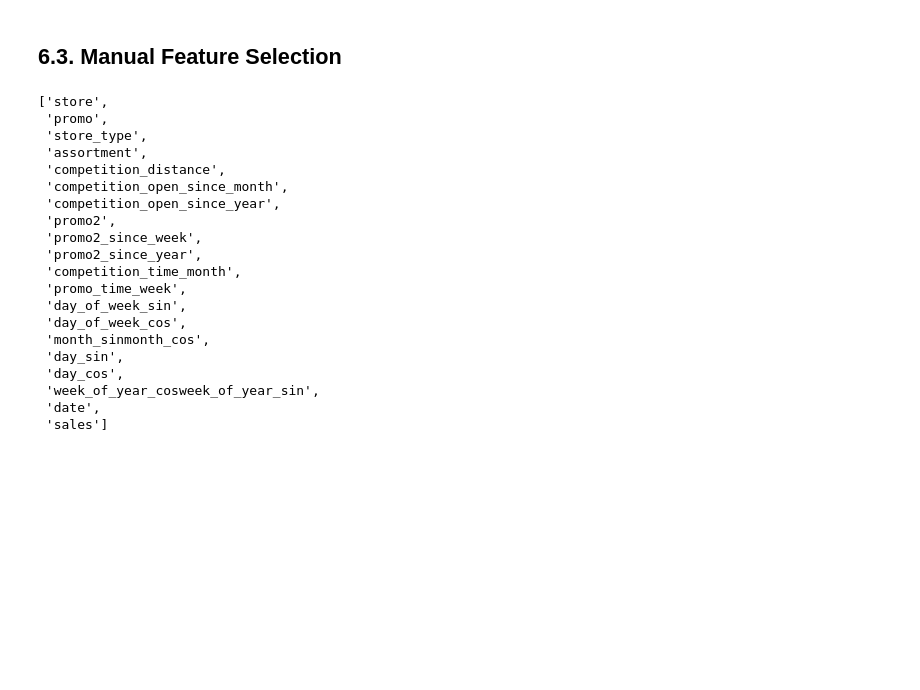
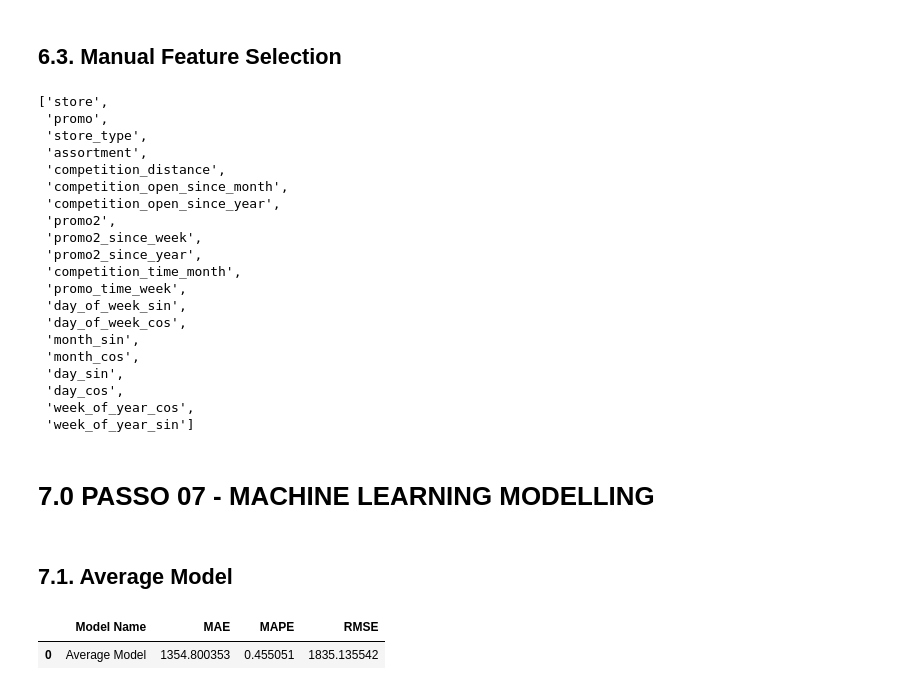
Before and after one commit to luisfelipeSTKD/DS_Em_Producao, a Jupyter notebook: m04_v01_store_sales_prediction.ipynb, the cells around one changed output. Saved outputs shown, nothing was run; the diff lists cells and outputs as text; code cells hidden in the pictures; blank space fills up the shorter version.

Commit message:
Added Avg model and Linear regrresion

```diff
--- a/m04_v01_store_sales_prediction.ipynb
+++ b/m04_v01_store_sales_prediction.ipynb
@@ -16,5 +20,18 @@ from sklearn.ensemble import RandomForestRegressor
 # %% [markdown]
 ## 0.1. Helper Functions
+# %%
+def mean_absolute_percentage_error( Y, Yhat ):
+    return np.mean( np.abs( (Y - Yhat) / Y) )
+
+def ml_error( model_name, Y, Yhat ):
+    mae = mean_absolute_error( Y, Yhat )
+    mape = mean_absolute_percentage_error( Y, Yhat )
+    rmse = np.sqrt( mean_squared_error( Y, Yhat ) )
+
+    return pd.DataFrame( { 'Model Name': model_name,
+                           'MAE': mae,
+                           'MAPE': mape,
+                           'RMSE': rmse }, index=[0] )
 # %% [markdown]
 ## 0.2. Loading Data
 # %%
@@ -796,11 +815,11 @@ cols_selected_boruta = [
      'promo_time_week',
      'day_of_week_sin',
      'day_of_week_cos',
-     'month_sin'
+     'month_sin',
      'month_cos',
      'day_sin',
      'day_cos',
-     'week_of_year_cos'
+     'week_of_year_cos',
      'week_of_year_sin'
     ]
 
@@ -808,7 +827,7 @@ cols_selected_boruta = [
 feat_to_add = ['date', 'sales']
 
 # final features
-cols_selected_boruta.extend( feat_to_add )
+#cols_selected_boruta.extend( feat_to_add )
 # %%
 cols_selected_boruta
 # %% [output]
@@ -826,9 +845,31 @@ cols_selected_boruta
  'promo_time_week',
  'day_of_week_sin',
  'day_of_week_cos',
- 'month_sinmonth_cos',
+ 'month_sin',
+ 'month_cos',
  'day_sin',
  'day_cos',
- 'week_of_year_cosweek_of_year_sin',
- 'date',
- 'sales']
+ 'week_of_year_cos',
+ 'week_of_year_sin']
+# %% [markdown]
+# 7.0 PASSO 07 - MACHINE LEARNING MODELLING
+# %%
+x_train = X_train[ cols_selected_boruta ]
+x_test = X_test[ cols_selected_boruta ]
+# %% [markdown]
+## 7.1. Average Model
+# %%
+aux1 = x_test.copy()
+aux1['sales'] = Y_test.copy()
+
+#prediction
+aux2 = aux1[['store', 'sales']].groupby( 'store' ).mean().reset_index().rename( columns={'sales': 'predictions'} )
+aux1 = pd.merge( aux1, aux2, how='left', on='store' )
+Y_hat_baseline = aux1[ 'predictions' ]
+
+#performance
+baseline_result = ml_error( 'Average Model', np.expm1(Y_test), np.expm1(Y_hat_baseline) )
+baseline_result
+# %% [output]
+|  | Model Name | MAE | MAPE | RMSE |
+| 0 | Average Model | 1354.800353 | 0.455051 | 1835.135542 |
```
Also changed, not shown: parts of 6 cells of this notebook.
